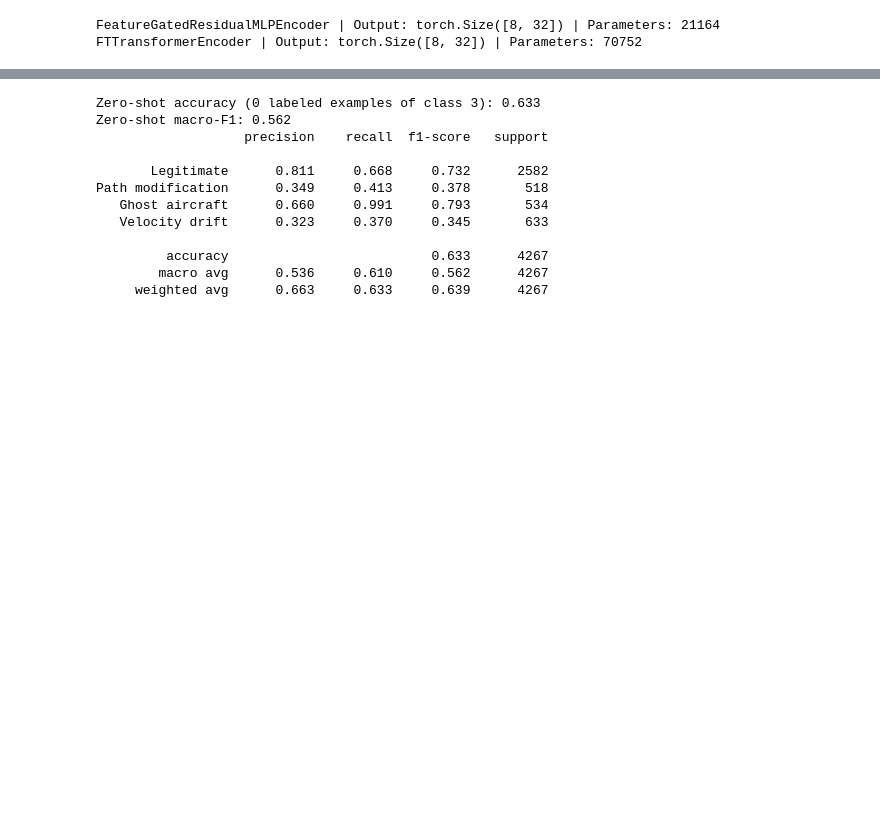
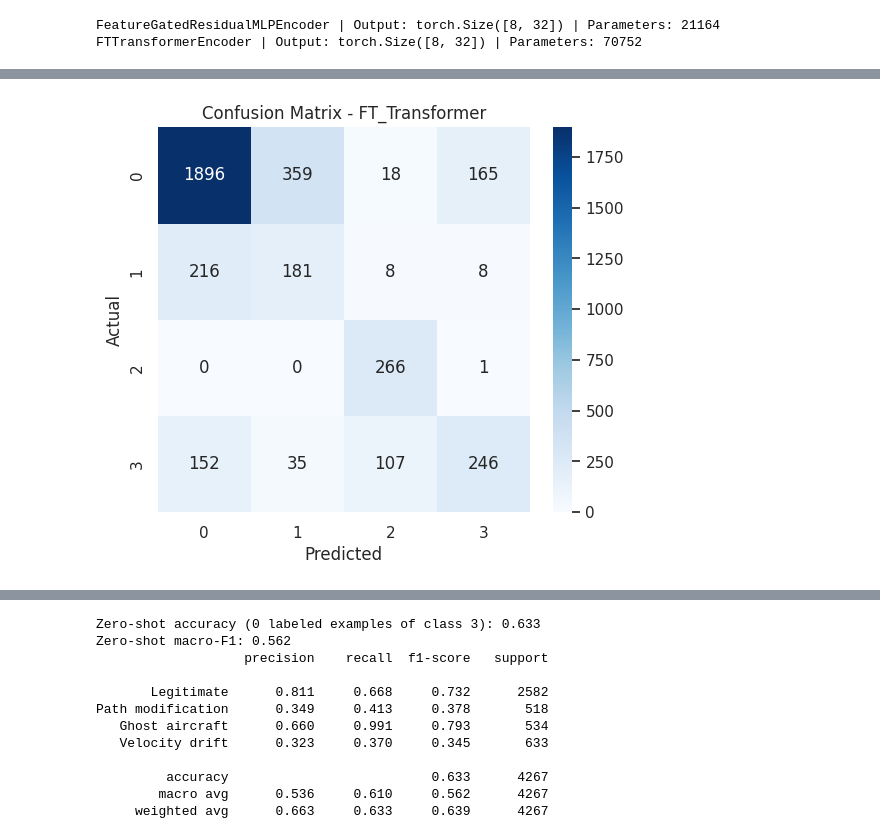
Before and after one commit to iamnaymur/ml_meta_learning, a Jupyter notebook: Updated_MetaLearning_ADSB_Dataset.ipynb, the cells around one changed output, grey strips where cells are left out. Cells and saved outputs as stored; diff of their text form; code cells hidden in the pictures; blank space fills up the shorter version.

```diff
--- a/Updated_MetaLearning_ADSB_Dataset.ipynb
+++ b/Updated_MetaLearning_ADSB_Dataset.ipynb
@@ -2557,0 +3984,7 @@ Five-model comparison saved.
+# %%
+best_model_name = architecture_ranking.index[0]
+
+print(
+    "Best Model:",
+    best_model_name
+)
@@ -2557,0 +3993,72 @@ Five-model comparison saved.
+# %%
+best_model = final_models[
+    best_model_name
+]
+# %%
+from sklearn.metrics import confusion_matrix
+import seaborn as sns
+
+# ============================================================
+# 8.4 Confusion Matrix
+# ============================================================
+
+
+true, pred = few_shot_eval(
+
+    best_model,
+
+    X_test,
+
+    y_test,
+
+    groups_test,
+
+    SEEN_CLASSES,
+
+    NOVEL_CLASS,
+
+    k_shot=10,
+
+    seed=0
+
+)
+
+
+cm = confusion_matrix(
+    true,
+    pred,
+    labels=[0,1,2,3]
+)
+
+
+# print(cm)
+
+plt.figure(
+    figsize=(6,5)
+)
+
+
+sns.heatmap(
+    cm,
+    annot=True,
+    fmt="d",
+    cmap="Blues"
+)
+
+
+plt.xlabel(
+    "Predicted"
+)
+
+plt.ylabel(
+    "Actual"
+)
+
+plt.title(
+    f"Confusion Matrix - {best_model_name}"
+)
+
+
+plt.show()
+# %% [output]
+[figure, added]
```
Also changed, not shown: parts of 64 cells of this notebook.
